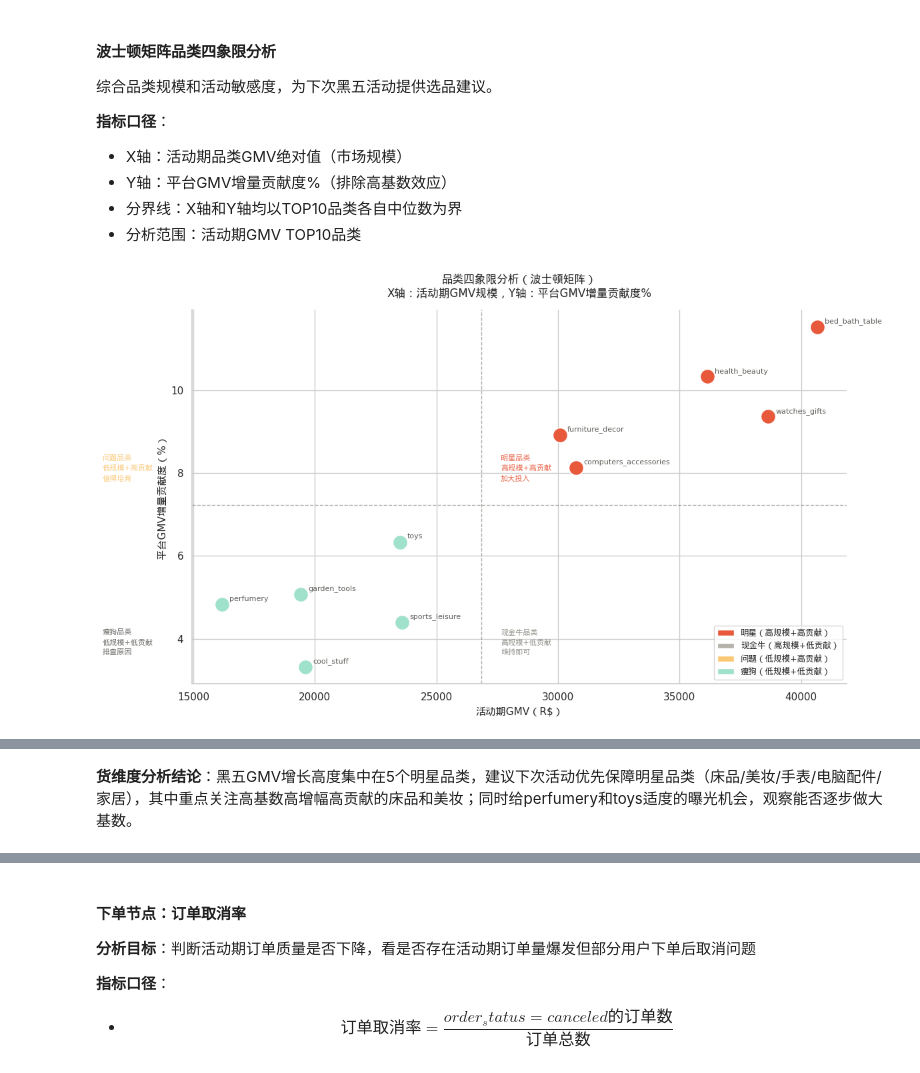
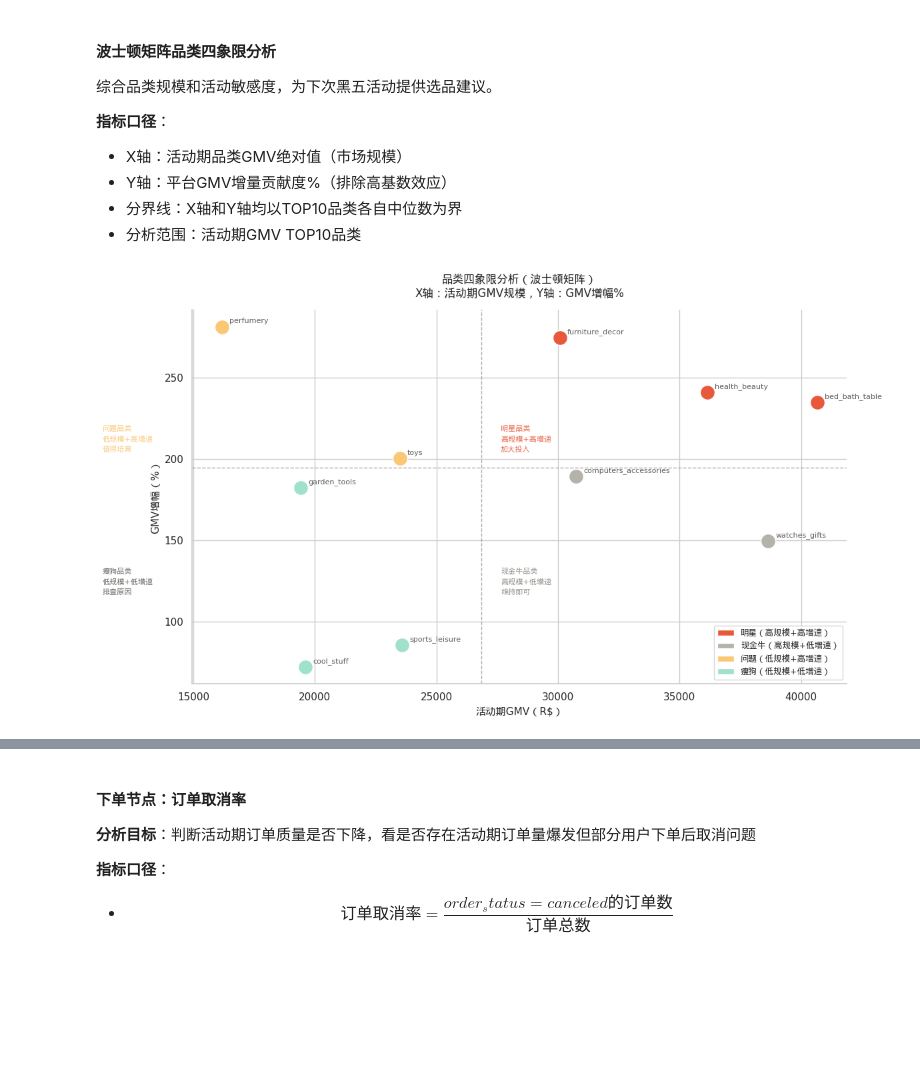
Before and after one commit to oiiviio1313-wq/Black-Friday-Campaign-Performance-Evaluation, a Jupyter notebook: BlackFridayCampaignPerformanceEvaluation.ipynb, the cells around one changed output, grey strips where cells are left out. Cells and saved outputs as stored; diff of their text form; code cells hidden in the pictures; blank space fills up the shorter version.

```diff
--- a/BlackFridayCampaignPerformanceEvaluation.ipynb
+++ b/BlackFridayCampaignPerformanceEvaluation.ipynb
@@ -1542,21 +1730,21 @@ TOP10贡献度合计: 72.2%
 - 分界线：X轴和Y轴均以TOP10品类各自中位数为界
 - 分析范围：活动期GMV TOP10品类
 # %%
-# 波士顿矩阵（X轴GMV规模，Y轴增量贡献度）
+# 波士顿矩阵（X轴GMV规模，Y轴GMV增幅%）
 
 # ── 1. 计算分界线 ──────────────────────────────────────────────
-gmv_median          = top10_compare['GMV'].median()
-contribution_median = top10_compare['contribution'].median()
+gmv_median    = top10_compare['GMV'].median()
+growth_median = top10_compare['gmv_growth'].median()
 
 # ── 2. 打象限标签 ──────────────────────────────────────────────
 def get_quadrant(row):
-    high_gmv  = row['GMV'] >= gmv_median
-    high_cont = row['contribution'] >= contribution_median
-    if high_gmv and high_cont:
+    high_gmv    = row['GMV'] >= gmv_median
+    high_growth = row['gmv_growth'] >= growth_median
+    if high_gmv and high_growth:
         return '明星'
-    elif high_gmv and not high_cont:
+    elif high_gmv and not high_growth:
         return '现金牛'
-    elif not high_gmv and high_cont:
+    elif not high_gmv and high_growth:
         return '问题'
     else:
         return '瘦狗'
@@ -1564,10 +1752,10 @@ def get_quadrant(row):
 top10_compare['quadrant'] = top10_compare.apply(get_quadrant, axis=1)
 
 quadrant_colors = {
-    '明星':  '#E8593C',
+    '明星':   '#E8593C',
     '现金牛': '#B4B2A9',
-    '问题':  '#FAC775',
-    '瘦狗':  '#9FE1CB'
+    '问题':   '#FAC775',
+    '瘦狗':   '#9FE1CB'
 }
 
 # ── 3. 绘图 ────────────────────────────────────────────────────
@@ -1575,13 +1763,13 @@ fig, ax = plt.subplots(figsize=(12, 7))
 
 for _, row in top10_compare.iterrows():
     ax.scatter(
-        row['GMV'], row['contribution'],
+        row['GMV'], row['gmv_growth'],
         color=quadrant_colors[row['quadrant']],
         s=250, zorder=6, edgecolors='white', linewidths=1.0
     )
     ax.annotate(
         row['category'],
-        xy=(row['GMV'], row['contribution']),
+        xy=(row['GMV'], row['gmv_growth']),
         xytext=(8, 4), textcoords='offset points',
         fontsize=8, color='#5F5E5A'
     )
@@ -1589,59 +1777,60 @@ for _, row in top10_compare.iterrows():
 # 分界线
 ax.axvline(gmv_median, color='#5F5E5A', linestyle='--',
            linewidth=1, alpha=0.5)
-ax.axhline(contribution_median, color='#5F5E5A', linestyle='--',
+ax.axhline(growth_median, color='#5F5E5A', linestyle='--',
            linewidth=1, alpha=0.5)
 
 # 象限文字标注
 xmin, xmax = ax.get_xlim()
 ymin, ymax = ax.get_ylim()
-ax.text(gmv_median * 0.42, contribution_median * 1.08,
-        '问题品类\n低规模+高贡献\n值得培育', fontsize=8,
+ax.text(gmv_median * 0.42, growth_median * 1.05,
+        '问题品类\n低规模+高增速\n值得培育', fontsize=8,
         color='#FAC775', alpha=0.9, linespacing=1.6)
-ax.text(gmv_median * 1.03, contribution_median * 1.08,
-        '明星品类\n高规模+高贡献\n加大投入', fontsize=8,
+ax.text(gmv_median * 1.03, growth_median * 1.05,
+        '明星品类\n高规模+高增速\n加大投入', fontsize=8,
         color='#E8593C', alpha=0.9, linespacing=1.6)
-ax.text(gmv_median * 0.42, contribution_median * 0.5,
-        '瘦狗品类\n低规模+低贡献\n排查原因', fontsize=8,
+ax.text(gmv_median * 0.42, growth_median * 0.6,
+        '瘦狗品类\n低规模+低增速\n排查原因', fontsize=8,
         color='#5F5E5A', alpha=0.9, linespacing=1.6)
-ax.text(gmv_median * 1.03, contribution_median * 0.5,
-        '现金牛品类\n高规模+低贡献\n维持即可', fontsize=8,
+ax.text(gmv_median * 1.03, growth_median * 0.6,
+        '现金牛品类\n高规模+低增速\n维持即可', fontsize=8,
         color='#888780', alpha=0.9, linespacing=1.6)
 
 from matplotlib.patches import Patch
 legend_elements = [
-    Patch(facecolor='#E8593C', label='明星（高规模+高贡献）'),
-    Patch(facecolor='#B4B2A9', label='现金牛（高规模+低贡献）'),
-    Patch(facecolor='#FAC775', label='问题（低规模+高贡献）'),
-    Patch(facecolor='#9FE1CB', label='瘦狗（低规模+低贡献）'),
+    Patch(facecolor='#E8593C', label='明星（高规模+高增速）'),
+    Patch(facecolor='#B4B2A9', label='现金牛（高规模+低增速）'),
+    Patch(facecolor='#FAC775', label='问题（低规模+高增速）'),
+    Patch(facecolor='#9FE1CB', label='瘦狗（低规模+低增速）'),
 ]
 ax.legend(handles=legend_elements, fontsize=9, loc='lower right')
 
-ax.set_title('品类四象限分析（波士顿矩阵）\nX轴：活动期GMV规模，Y轴：平台GMV增量贡献度%',
+ax.set_title('品类四象限分析（波士顿矩阵）\nX轴：活动期GMV规模，Y轴：GMV增幅%',
              fontsize=12, pad=14)
 ax.set_xlabel('活动期GMV（R$）', fontsize=11)
-ax.set_ylabel('平台GMV增量贡献度（%）', fontsize=11)
+ax.set_ylabel('GMV增幅（%）', fontsize=11)
 sns.despine()
 plt.tight_layout()
 plt.show()
 
 # ── 4. 输出各象限品类 ──────────────────────────────────────────
-print(f"分界线：GMV中位数 R${gmv_median:,.0f}，贡献度中位数 {contribution_median:.1f}%")
+print(f"分界线：GMV中位数 R${gmv_median:,.0f}，增幅中位数 {growth_median:.0f}%")
 print()
 for q, label, advice in [
-    ('明星',  '明星（高规模+高贡献）', '下次加大资源投入'),
-    ('现金牛', '现金牛（高规模+低贡献）', '维持，不必重点促销'),
-    ('问题',  '问题（低规模+高贡献）', '值得培育，下次重点扶持'),
-    ('瘦狗',  '瘦狗（低规模+低贡献）', '排查原因或降低资源投入'),
+    ('明星',   '明星（高规模+高增速）', '下次加大资源投入'),
+    ('现金牛', '现金牛（高规模+低增速）', '维持，不必重点促销'),
+    ('问题',   '问题（低规模+高增速）', '值得培育，下次适度扶持'),
+    ('瘦狗',   '瘦狗（低规模+低增速）', '排查原因或降低资源投入'),
 ]:
     cats = top10_compare[top10_compare['quadrant'] == q]
+    if len(cats) == 0:
+        continue
     print(f"【{label}】→ {advice}")
     for _, row in cats.iterrows():
         print(f"  {row['category']:<25} "
               f"GMV规模: R${row['GMV']:>8,.0f}  "
               f"GMV增幅: {row['gmv_growth']:>+.0f}%   "
-              f"贡献度: {row['contribution']:>5.1f}%"
-              )
+              f"贡献度: {row['contribution']:>5.1f}%")
     print()
 # %% [output]
-[figure, old version]
+[figure, new version]
@@ -1667,2 +1855,0 @@ for q, label, advice in [
-# %% [markdown]
-**货维度分析结论**：黑五GMV增长高度集中在5个明星品类，建议下次活动优先保障明星品类（床品/美妆/手表/电脑配件/家居），其中重点关注高基数高增幅高贡献的床品和美妆；同时给perfumery和toys适度的曝光机会，观察能否逐步做大基数。
```
Also changed, not shown: parts of 41 cells of this notebook.
